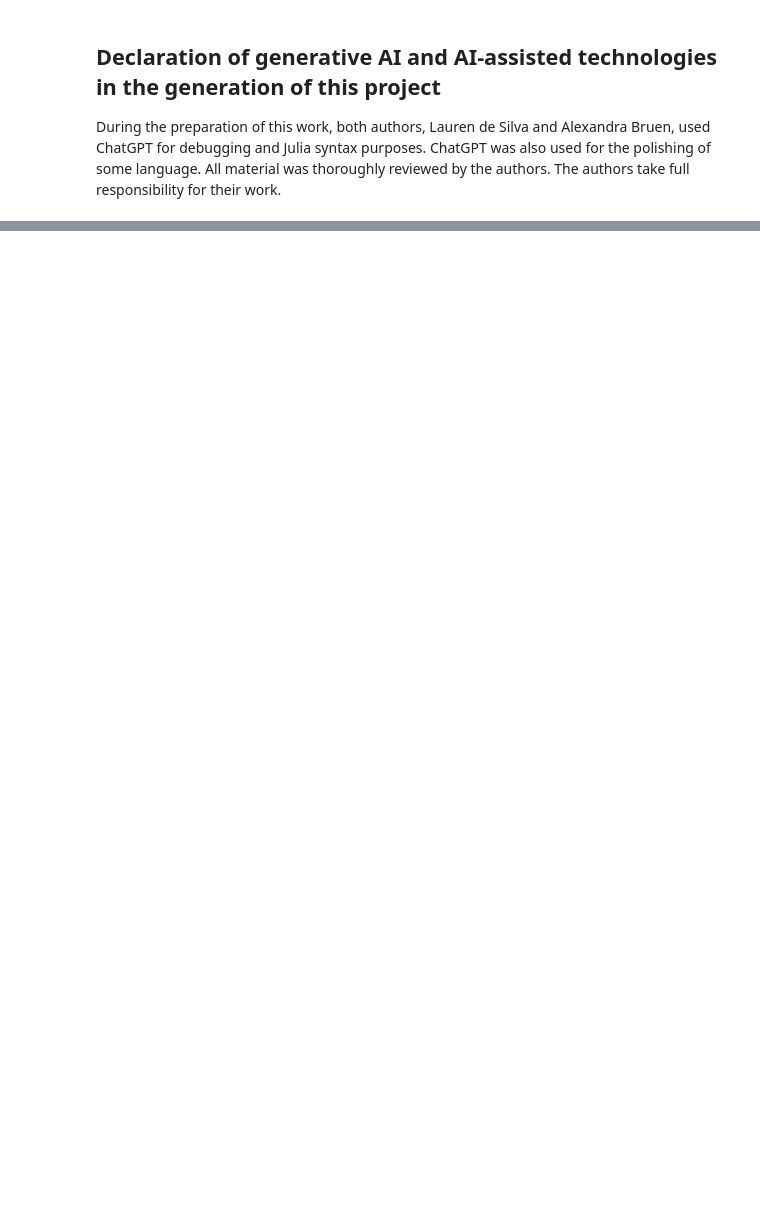
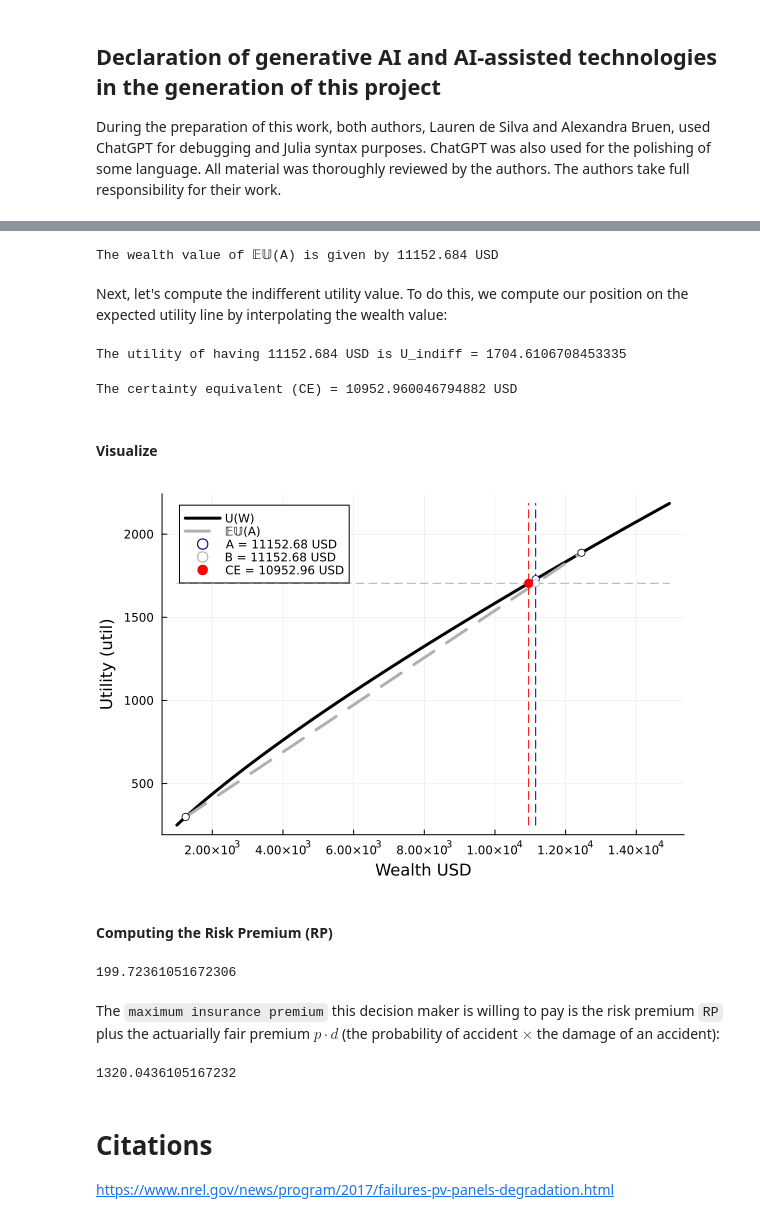
Before and after one commit to lwdesilva/CHEME5760_finalProject, a Jupyter notebook: CHEME5760-FinalNotebook.ipynb, the cells around one changed output, grey strips where cells are left out. Drawn from its saved outputs; the diff is of its cells as text; code cells hidden in the pictures; blank space fills up the shorter version.

```diff
--- a/CHEME5760-FinalNotebook.ipynb
+++ b/CHEME5760-FinalNotebook.ipynb
@@ -261,7 +241,7 @@ material was thoroughly reviewed by the authors. The authors take full responsib
 # %%
 α = 0.11; # the ratio of the premium paid to the insurance company
-β = 0.90; # level of damaget that could ovvur as a fraction of the value of the object
-W = 12448.00; # the cost of the solar PV
+β = 0.90; # level of damage that could occur as a fraction of the value of the object
+W = 20000.00; # the cost of the solar PV
 d = β*W
 r = α*d;
 number_of_trials = 50000;
@@ -268,0 +307,4 @@ number_of_points = 100;
+# %%
+τ = 0.80
+U(x,s) = x^(s)
+IU(x,s) = x^(1/s);
@@ -268,0 +380,50 @@ number_of_points = 100;
+# %%
+Ŵ = IU(expected_utility_case_A, τ);
+println("The wealth value of 𝔼𝕌(A) is given by $(round(Ŵ, digits=3)) USD")
+# %% [output]
+The wealth value of 𝔼𝕌(A) is given by 11152.684 USD
+# %% [markdown]
+Next, let's compute the indifferent utility value. To do this, we compute our position on the expected utility line by interpolating the wealth value:
+# %%
+L₁ = W - d
+L₂ = W
+θ̂ = (Ŵ - L₁)/(L₂ - L₁)
+U_indifferent = θ̂*U(W,τ) + (1-θ̂)*U(W-d,τ)
+println("The utility of having $(round(Ŵ, digits=3)) USD is U_indiff = $(U_indifferent)")
+# %% [output]
+The utility of having 11152.684 USD is U_indiff = 1704.6106708453335
+# %%
+CE = IU(U_indifferent,τ);
+println("The certainty equivalent (CE) = $(CE) USD")
+# %% [output]
+The certainty equivalent (CE) = 10952.960046794882 USD
+# %% [markdown]
+#### Visualize
+# %%
+plot(utility_array[:,1],utility_array[:,2], label="U(W)", xlabel="Wealth USD", ylabel = "Utility (util)", lw=3, c=:black)
+plot!(tie_line[:,1],tie_line[:,2], label="𝔼𝕌(A)", lw=3, c=:gray69, ls=:dash)
+plot!(VLINE₁[:,1], VLINE₁[:,2], label="", c=:navyblue, ls=:dash)
+plot!(VLINE₂[:,1], VLINE₂[:,2], label="", c=:red, ls=:dash)
+plot!(HLINE[:,1], HLINE[:,2], label="", c=:gray69, ls=:dash, lw=1)
+scatter!([W-d],[U(W-d,τ)], label="", msc=:black, mc=:white)
+scatter!([W],[U(W,τ)], label="", msc=:black, mc=:white)
+scatter!([point_A[1]],[point_A[2]], label="A = $(round(point_A[1],digits=2)) USD", msc=:navyblue, mc=:white)
+scatter!([point_B[1]],[point_B[2]],label="B = $(round(point_B[1],digits=2)) USD", msc=:gray69, mc=:white)
+scatter!([point_C[1]],[point_C[2]],label="CE = $(round(point_C[1],digits=2)) USD", msc=:red, mc=:red, ms=5)
+# %% [output]
+[figure, added]
+# %% [markdown]
+#### Computing the Risk Premium (RP)
+# %%
+RP = Ŵ - CE
+# %% [output]
+199.72361051672306
+# %% [markdown]
+The `maximum insurance premium` this decision maker is willing to pay is the risk premium `RP` plus the actuarially fair premium $p\cdot{d}$ (the probability of accident $\times$ the damage of an accident):
+# %%
+r̄ = p₁*d + RP
+# %% [output]
+1320.0436105167232
+# %% [markdown]
+# Citations
+https://www.nrel.gov/news/program/2017/failures-pv-panels-degradation.html
```
Also changed, not shown: parts of 23 cells of this notebook.
